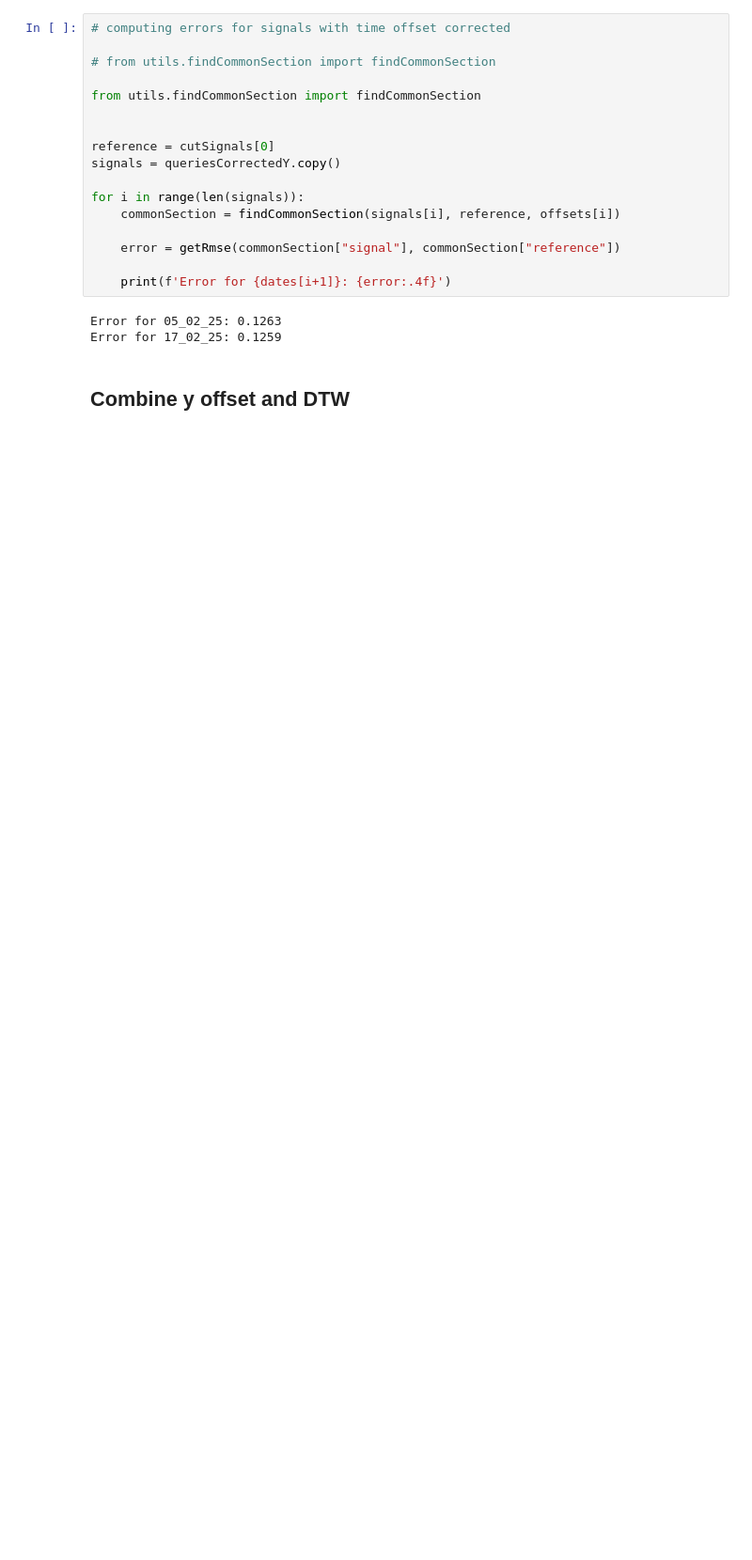
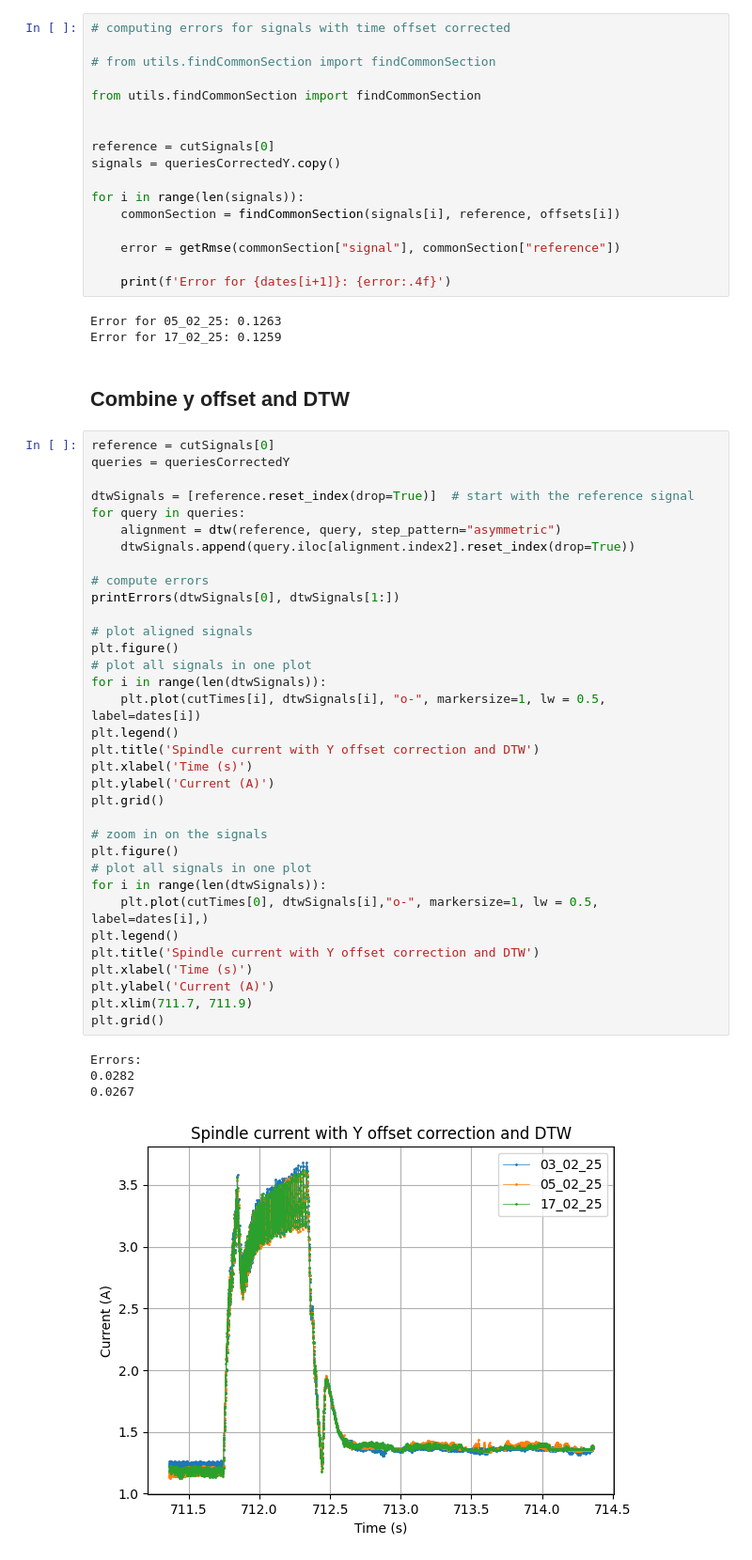
Before and after one commit to opatiny/predictiveMaintenance, a Jupyter notebook: src/notebooks/alignSignals.ipynb, the cells around one changed output. Shown: that part at 94% size. Cells and saved outputs as stored; diff of their text form; blank space fills up the shorter version.

```diff
--- a/src/notebooks/alignSignals.ipynb
+++ b/src/notebooks/alignSignals.ipynb
@@ -346,3 +350,42 @@ Error for 05_02_25: 0.1263
 Error for 17_02_25: 0.1259
 # %% [markdown]
 ## Combine y offset and DTW
+# %%
+reference = cutSignals[0]
+queries = queriesCorrectedY
+
+dtwSignals = [reference.reset_index(drop=True)]  # start with the reference signal
+for query in queries:
+    alignment = dtw(reference, query, step_pattern="asymmetric")
+    dtwSignals.append(query.iloc[alignment.index2].reset_index(drop=True))
+
+# compute errors
+printErrors(dtwSignals[0], dtwSignals[1:])
+
+# plot aligned signals
+plt.figure()
+# plot all signals in one plot
+for i in range(len(dtwSignals)):
+    plt.plot(cutTimes[i], dtwSignals[i], "o-", markersize=1, lw = 0.5, label=dates[i])
+plt.legend()
+plt.title('Spindle current with Y offset correction and DTW')
+plt.xlabel('Time (s)')
+plt.ylabel('Current (A)')
+plt.grid()
+
+# zoom in on the signals
+plt.figure()
+# plot all signals in one plot
+for i in range(len(dtwSignals)):
+    plt.plot(cutTimes[0], dtwSignals[i],"o-", markersize=1, lw = 0.5, label=dates[i],)
+plt.legend()
+plt.title('Spindle current with Y offset correction and DTW')
+plt.xlabel('Time (s)')
+plt.ylabel('Current (A)')
+plt.xlim(711.7, 711.9)
+plt.grid()
+# %% [output]
+Errors:
+0.0282
+0.0267
+[figure, added]
```
Also changed, not shown: parts of 4 cells of this notebook, 7 other files.
